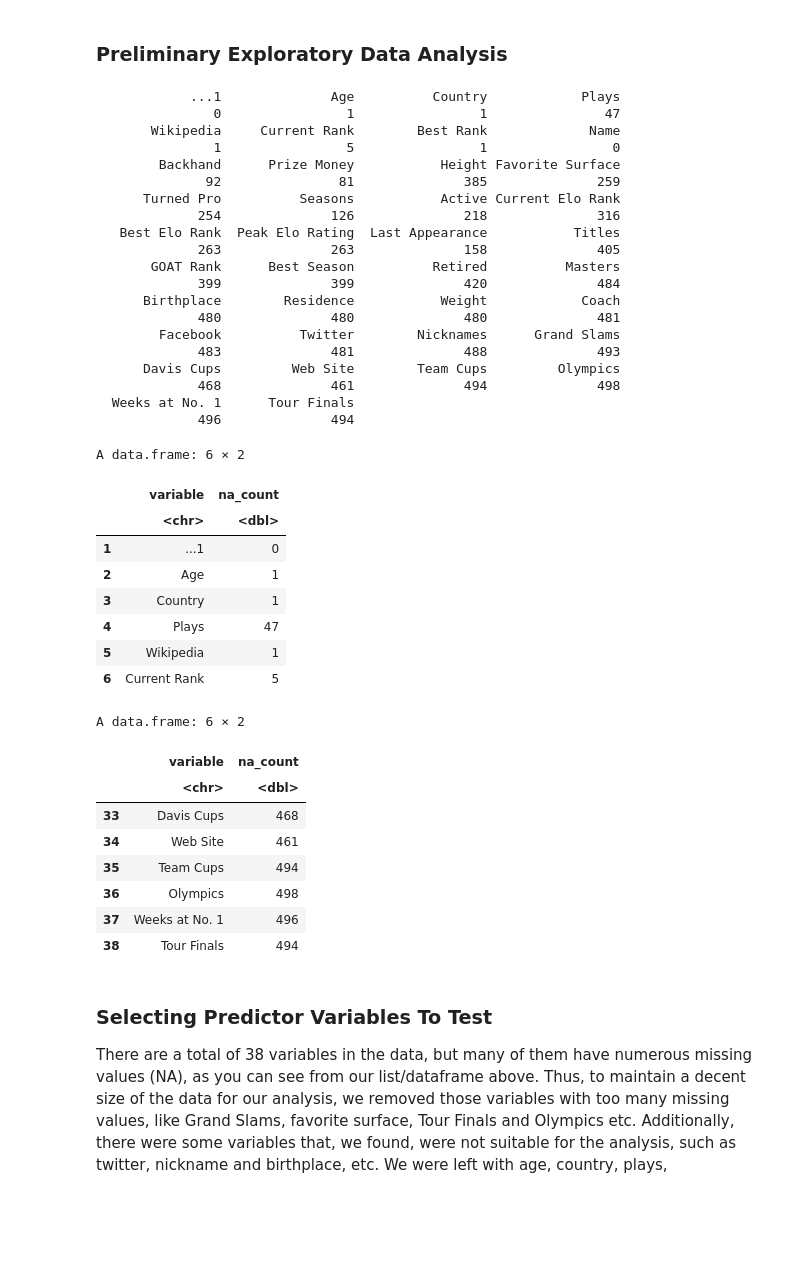
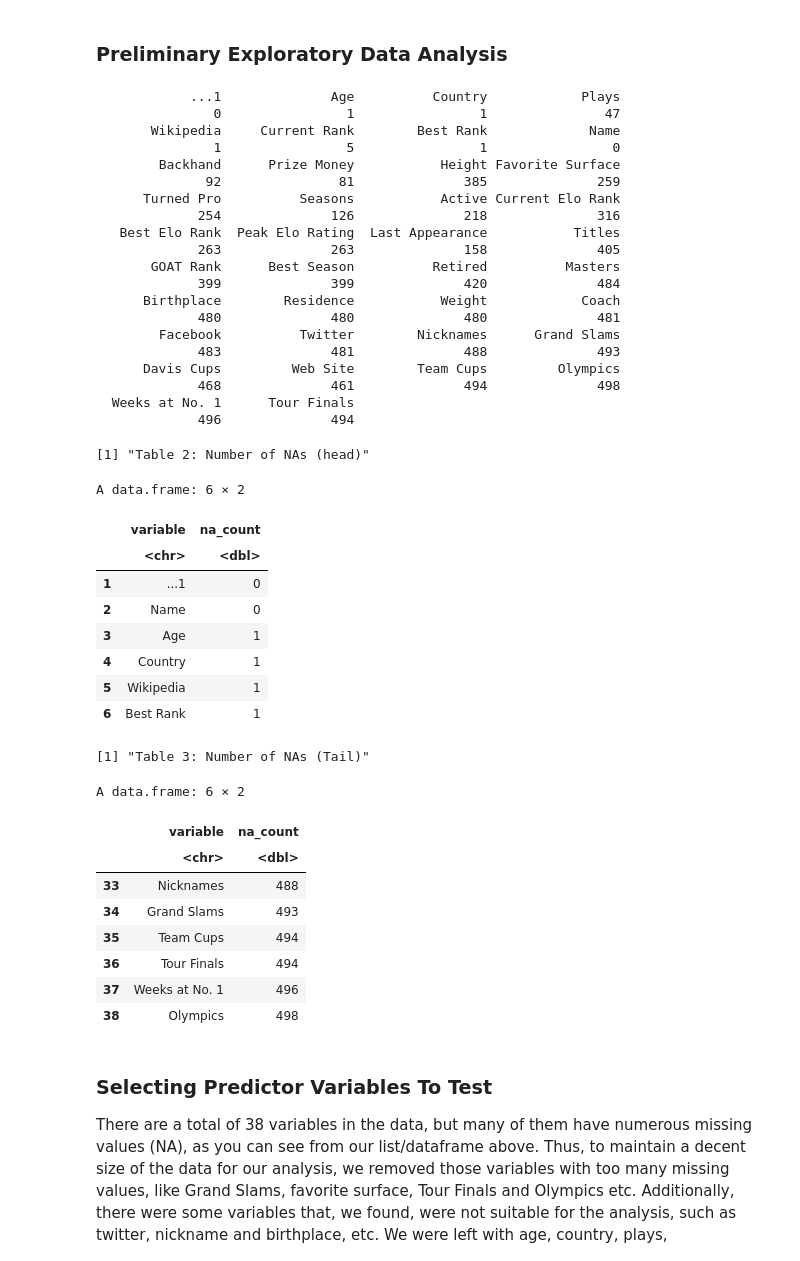
Before and after one commit to HarmanSandhu179/DSCI-100-Group-Project, a Jupyter notebook: group_project_report.ipynb, the cells around one changed output. Drawn from its saved outputs; the diff is of its cells as text; code cells hidden in the pictures; blank space fills up the shorter version.

```diff
--- a/group_project_report.ipynb
+++ b/group_project_report.ipynb
@@ -55,47 +57,55 @@ na_count
 
 
 na_count_frame <- data.frame(variable = names(na_count), na_count = unname(na_count))
+
+na_count_frame <- na_count_frame |>
+    arrange(na_count)
+
+print("Table 2: Number of NAs (head)")
 head(na_count_frame)
+print("Table 3: Number of NAs (Tail)")
 tail(na_count_frame)
 # %% [output]
             ...1              Age          Country            Plays
                0                1                1               47
        Wikipedia     Current Rank        Best Rank             Name
                1                5                1                0
         Backhand      Prize Money           Height Favorite Surface
               92               81              385              259
       Turned Pro          Seasons           Active Current Elo Rank
              254              126              218              316
    Best Elo Rank  Peak Elo Rating  Last Appearance           Titles
              263              263              158              405
        GOAT Rank      Best Season          Retired          Masters
              399              399              420              484
       Birthplace        Residence           Weight            Coach
              480              480              480              481
         Facebook          Twitter        Nicknames      Grand Slams
              483              481              488              493
       Davis Cups         Web Site        Team Cups         Olympics
              468              461              494              498
   Weeks at No. 1      Tour Finals
              496              494
-A data.frame: 6 × 2
+[1] "Table 2: Number of NAs (head)"
+A data.frame: 6 × 2
 |  | variable | na_count |
 |  | <chr> | <dbl> |
 | 1 | ...1 | 0 |
-| 2 | Age | 1 |
-| 3 | Country | 1 |
-| 4 | Plays | 47 |
+| 2 | Name | 0 |
+| 3 | Age | 1 |
+| 4 | Country | 1 |
 | 5 | Wikipedia | 1 |
-| 6 | Current Rank | 5 |
+| 6 | Best Rank | 1 |
-A data.frame: 6 × 2
+[1] "Table 3: Number of NAs (Tail)"
+A data.frame: 6 × 2
 |  | variable | na_count |
 |  | <chr> | <dbl> |
-| 33 | Davis Cups | 468 |
-| 34 | Web Site | 461 |
+| 33 | Nicknames | 488 |
+| 34 | Grand Slams | 493 |
 | 35 | Team Cups | 494 |
-| 36 | Olympics | 498 |
+| 36 | Tour Finals | 494 |
 | 37 | Weeks at No. 1 | 496 |
-| 38 | Tour Finals | 494 |
+| 38 | Olympics | 498 |
 # %% [markdown]
 ### Selecting Predictor Variables To Test
 
```
Also changed, not shown: parts of 16 cells of this notebook.
